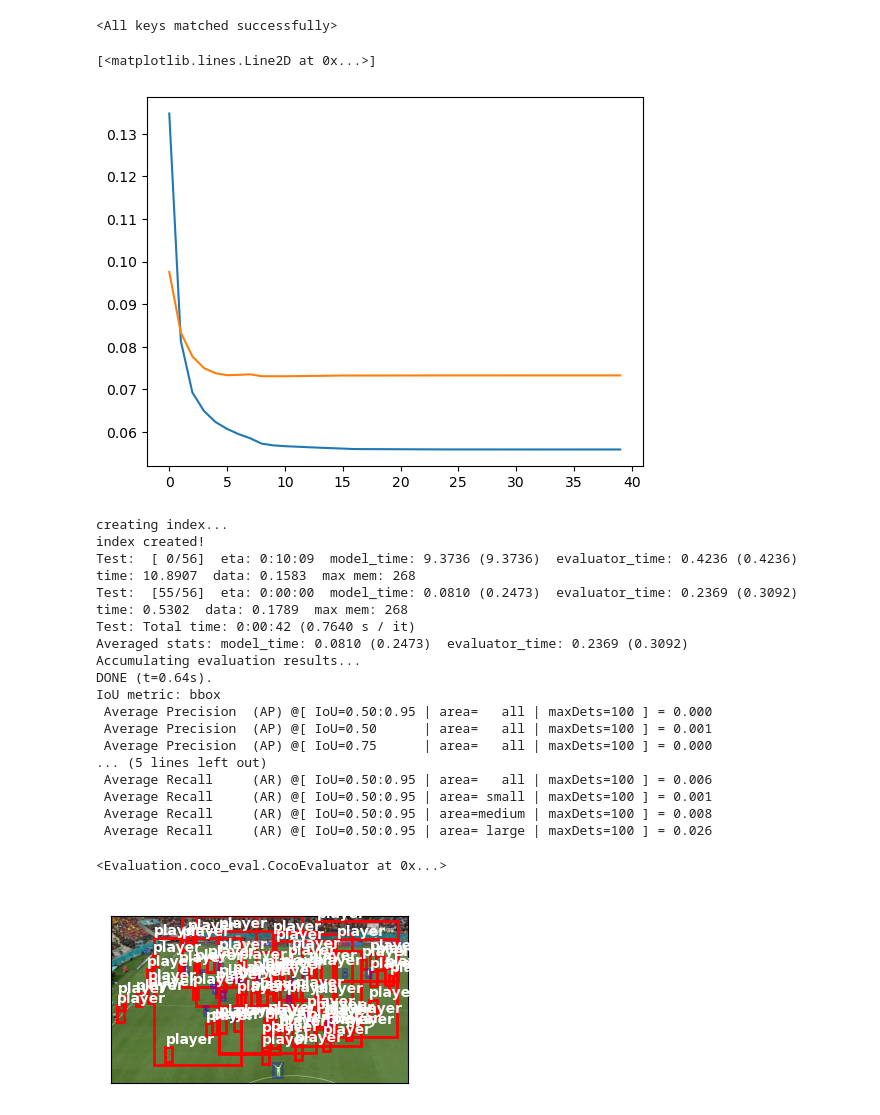
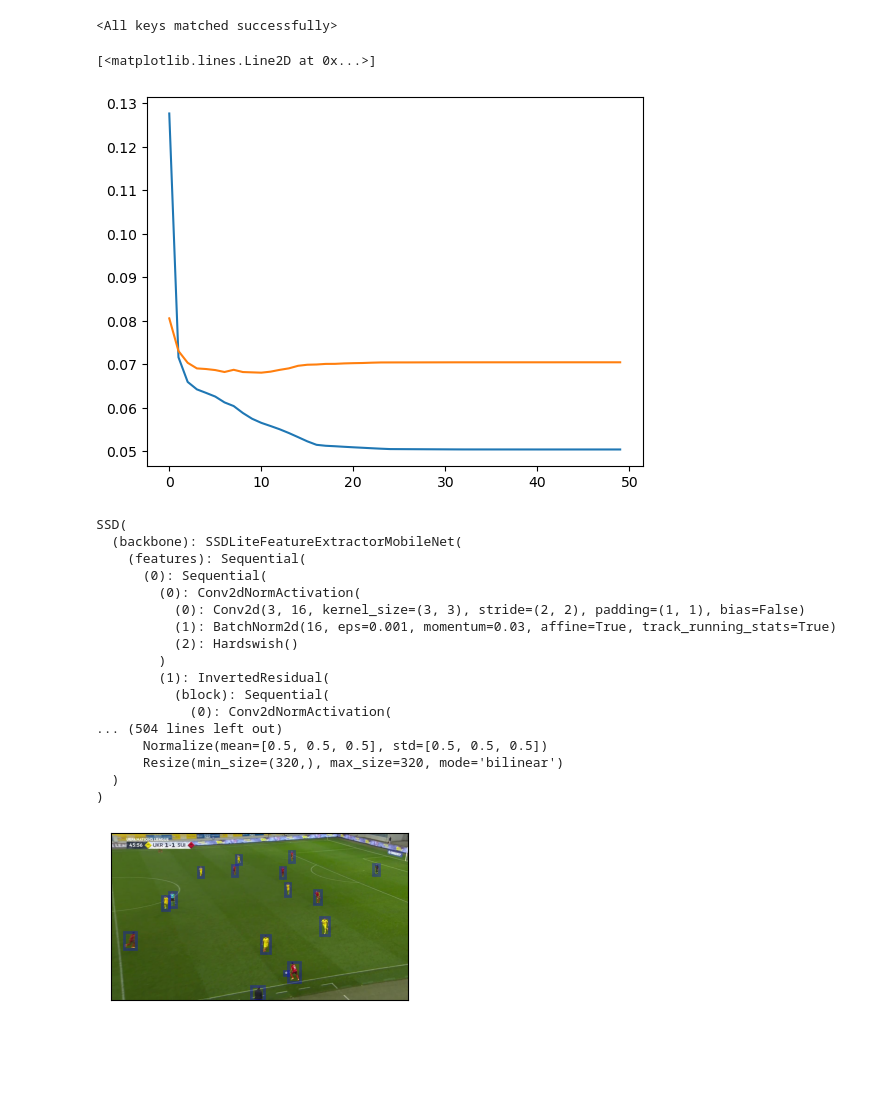
Before and after one commit to daniel-macrae/DeepLearning-2023, a Jupyter notebook: quickModelEvaluation.ipynb, the cells around one changed output. Saved outputs shown, nothing was run; the diff lists cells and outputs as text; code cells hidden in the pictures; blank space fills up the shorter version.

Commit message:
fixes to modeleval

```diff
--- a/quickModelEvaluation.ipynb
+++ b/quickModelEvaluation.ipynb
@@ -1,22 +1,23 @@
 # %%
 import torchvision
 import torch
-from torchvision.models.detection import ssdlite, ssdlite320_mobilenet_v3_large
+from torchvision.models.detection import ssdlite320_mobilenet_v3_large
 
 model = ssdlite320_mobilenet_v3_large(weights=None, num_classes=3) # we do not specify pretrained=True, i.e. do not load default weights
 #model.load_state_dict(torch.load(''))
 
 
-checkpoint = torch.load("model_opt_adam_epochs_40_train_backbone_False_lr_0.01_lrstepsize_8_lrgamma_0.1_mom_0.9_final.pth")
+checkpoint = torch.load("Models/model_opt_adam_epochs_50_train_backbone_True_lr_0.01_lrstepsize_8_lrgamma_0.1_mom_0.9_final.pth")
 model.load_state_dict(checkpoint['model'])
 # %% [output]
 <All keys matched successfully>
 # %%
+import matplotlib.pyplot as plt
 plt.plot(checkpoint["losses_train"])
 plt.plot(checkpoint["losses_val"])
 # %% [output]
 [<matplotlib.lines.Line2D at 0x...>]
-[figure, old version]
+[figure, new version]
 # %%
 from torch.utils.data import DataLoader
 from src.dataLoading import playersDataset, collate_fn   # these are custom for our dataset
@@ -38,36 +39,37 @@ test_dataset = playersDataset(test_dir)
 # Define the dataloaders for each set
 train_loader = DataLoader(train_dataset, batch_size=batch_size, collate_fn=collate_fn)
 val_loader = DataLoader(validation_dataset, batch_size=batch_size, collate_fn=collate_fn)
-test_loader = DataLoader(test_dataset, batch_size=batch_size, collate_fn=collate_fn)
+test_loader = DataLoader(test_dataset, batch_size=batch_size, shuffle=True, collate_fn=collate_fn)
 # %%
 from Evaluation.engine import evaluate
 
 model.to(device)
-evaluate(model=model, data_loader=test_loader, device=device)
+#evaluate(model=model, data_loader=test_loader, device=device)
 # %% [output]
-creating index...
-index created!
-Test:  [ 0/56]  eta: 0:10:09  model_time: 9.3736 (9.3736)  evaluator_time: 0.4236 (0.4236)  time: 10.8907  data: 0.1583  max mem: 268
-Test:  [55/56]  eta: 0:00:00  model_time: 0.0810 (0.2473)  evaluator_time: 0.2369 (0.3092)  time: 0.5302  data: 0.1789  max mem: 268
-Test: Total time: 0:00:42 (0.7640 s / it)
-Averaged stats: model_time: 0.0810 (0.2473)  evaluator_time: 0.2369 (0.3092)
-Accumulating evaluation results...
-DONE (t=0.64s).
-IoU metric: bbox
- Average Precision  (AP) @[ IoU=0.50:0.95 | area=   all | maxDets=100 ] = 0.000
- Average Precision  (AP) @[ IoU=0.50      | area=   all | maxDets=100 ] = 0.001
- Average Precision  (AP) @[ IoU=0.75      | area=   all | maxDets=100 ] = 0.000
-... (5 lines left out)
- Average Recall     (AR) @[ IoU=0.50:0.95 | area=   all | maxDets=100 ] = 0.006
- Average Recall     (AR) @[ IoU=0.50:0.95 | area= small | maxDets=100 ] = 0.001
- Average Recall     (AR) @[ IoU=0.50:0.95 | area=medium | maxDets=100 ] = 0.008
- Average Recall     (AR) @[ IoU=0.50:0.95 | area= large | maxDets=100 ] = 0.026
+SSD(
+  (backbone): SSDLiteFeatureExtractorMobileNet(
+    (features): Sequential(
+      (0): Sequential(
+        (0): Conv2dNormActivation(
+          (0): Conv2d(3, 16, kernel_size=(3, 3), stride=(2, 2), padding=(1, 1), bias=False)
+          (1): BatchNorm2d(16, eps=0.001, momentum=0.03, affine=True, track_running_stats=True)
+          (2): Hardswish()
+        )
+        (1): InvertedResidual(
+          (block): Sequential(
+            (0): Conv2dNormActivation(
+... (504 lines left out)
+      Normalize(mean=[0.5, 0.5, 0.5], std=[0.5, 0.5, 0.5])
+      Resize(min_size=(320,), max_size=320, mode='bilinear')
+  )
+)
-<Evaluation.coco_eval.CocoEvaluator at 0x...>
 # %%
 import matplotlib.pyplot as plt
 import matplotlib.patches as patches
 
-def visualize_imgs(imgs, annotations, true_annotations, rows, cols, tensors=False):
+Colours = ['r','g','b']
+
+def visualize_imgs(imgs, annotations, true_annotations, rows, cols, threshold, tensors=False):
     CLASSES = ["","ball", "player"]
     fig = plt.figure(figsize=(20,10))
 
@@ -78,14 +80,9 @@ def visualize_imgs(imgs, annotations, true_annotations, rows, cols, tensors=Fals
         true_boxes = true_annotations[i]['boxes']
         labels = annotations[i]['labels']
         scores = annotations[i]['scores']
+
         img = None
 
-        # threshold the predictions
-        thresholded_preds_inidices = [i for i in scores if i > 0.25]
-        thresholded_preds_count = len(thresholded_preds_inidices)
-
-        boxes = boxes[:thresholded_preds_count]
-        labels = labels[:thresholded_preds_count]
 
 
         if(tensors):
@@ -94,37 +91,40 @@ def visualize_imgs(imgs, annotations, true_annotations, rows, cols, tensors=Fals
             img = imgs[i].numpy().transpose(1, 2, 0)
         ax.imshow(img, origin='upper')
 
-        for j, (box, score) in enumerate(zip(boxes, scores)):
-            if(score < 0.25):
+        for j, (box, score, label) in enumerate(zip(boxes, scores,labels)):
+            if(score < threshold):
                 continue
             top, left = int(box[0]), int(box[1])
             width = int(box[2] - box[0])
             height = int(box[3] - box[1])
 
             #top, left, width, height = [448*i for i in boxes[i][0:]]
             rect = patches.Rectangle((top, left), width, height, edgecolor='r', facecolor='none', linewidth=2.0)
             ax.add_patch(rect)
 
             ax.text(top, left, CLASSES[int(labels[j])], horizontalalignment='left', verticalalignment='bottom', color='white', weight='bold')
 
         for j, box in enumerate(true_boxes):
             top, left = int(box[0]), int(box[1])
             width = int(box[2] - box[0])
             height = int(box[3] - box[1])
 
             #top, left, width, height = [448*i for i in boxes[i][0:]]
             rect = patches.Rectangle((top, left), width, height, edgecolor='b', alpha=0.3, facecolor='none', linewidth=2.0)
             ax.add_patch(rect)
 
             # ax.text(top, left, CLASSES[int(labels[j])], horizontalalignment='left', verticalalignment='bottom', color='white', weight='bold')
 
     plt.show()
 
-
 model.eval()
 images, targets = next(iter(test_loader))
 images = list(image.to(device) for image in images)
 preds = model(images)
-fig = visualize_imgs(images, preds, targets, rows=4, cols=4, tensors=True)
+
+
+threshold = 0.25
+
+fig = visualize_imgs(images, preds, targets, rows=4, cols=4, threshold = threshold, tensors=True)
 # %% [output]
-[figure, old version]
+[figure, new version]
```
Also changed, not shown: 2 other files.
